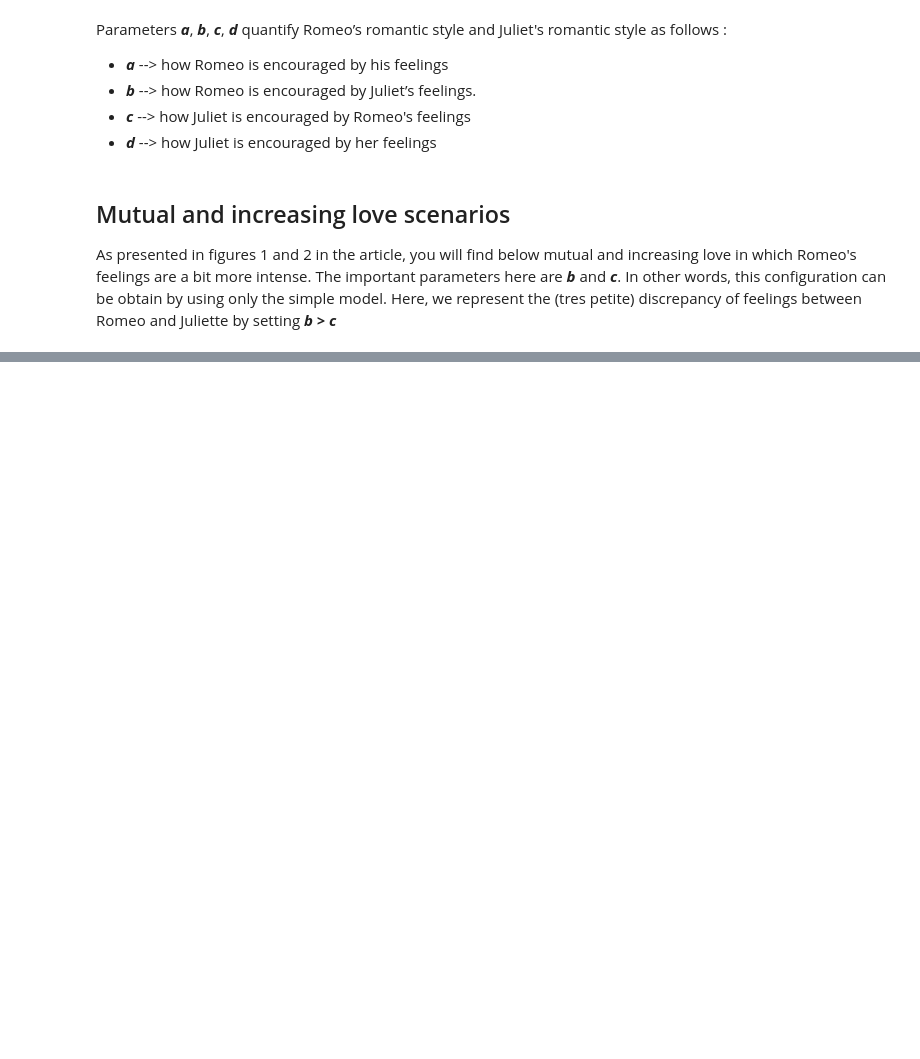
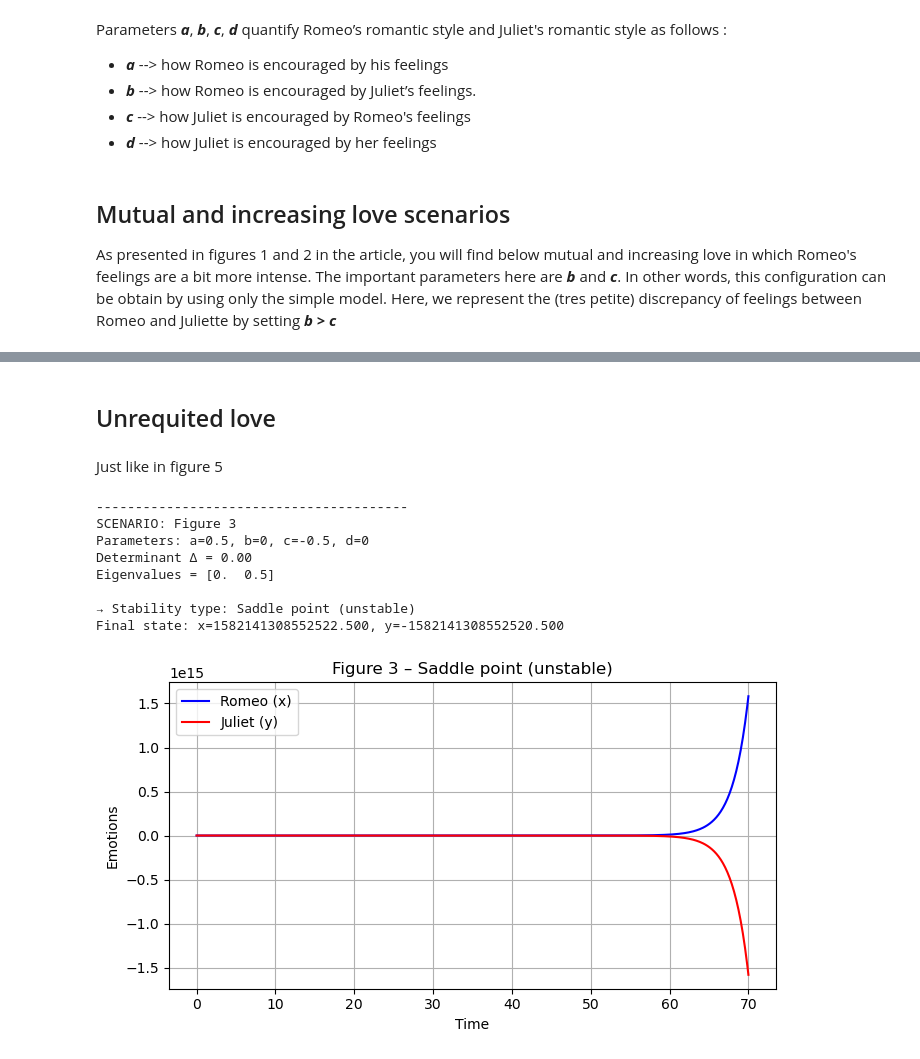
Before and after one commit to leaponsi/Psycho-Affective_Stability, a Jupyter notebook: mathmodelingproject.ipynb, the cells around one changed output, grey strips where cells are left out. Drawn from its saved outputs; the diff is of its cells as text; code cells hidden in the pictures; blank space fills up the shorter version.

```diff
--- a/mathmodelingproject.ipynb
+++ b/mathmodelingproject.ipynb
@@ -191,0 +176,22 @@ Final state: x=-0.088, y=-0.784
+# %% [markdown]
+## Unrequited love
+# %% [markdown]
+Just like in figure 5
+# %%
+scenarios = {
+    "Figure 3": (0.5, 0, -0.5, 0)
+    }
+
+# Run them all
+for name, params in scenarios.items():
+    run_scenario(name, *params, x0=1, y0=1)
+# %% [output]
+----------------------------------------
+SCENARIO: Figure 3
+Parameters: a=0.5, b=0, c=-0.5, d=0
+Determinant Δ = 0.00
+Eigenvalues = [0.  0.5]
+
+→ Stability type: Saddle point (unstable)
+Final state: x=1582141308552522.500, y=-1582141308552520.500
+[figure, added]
```
Also changed, not shown: parts of 5 cells of this notebook.
